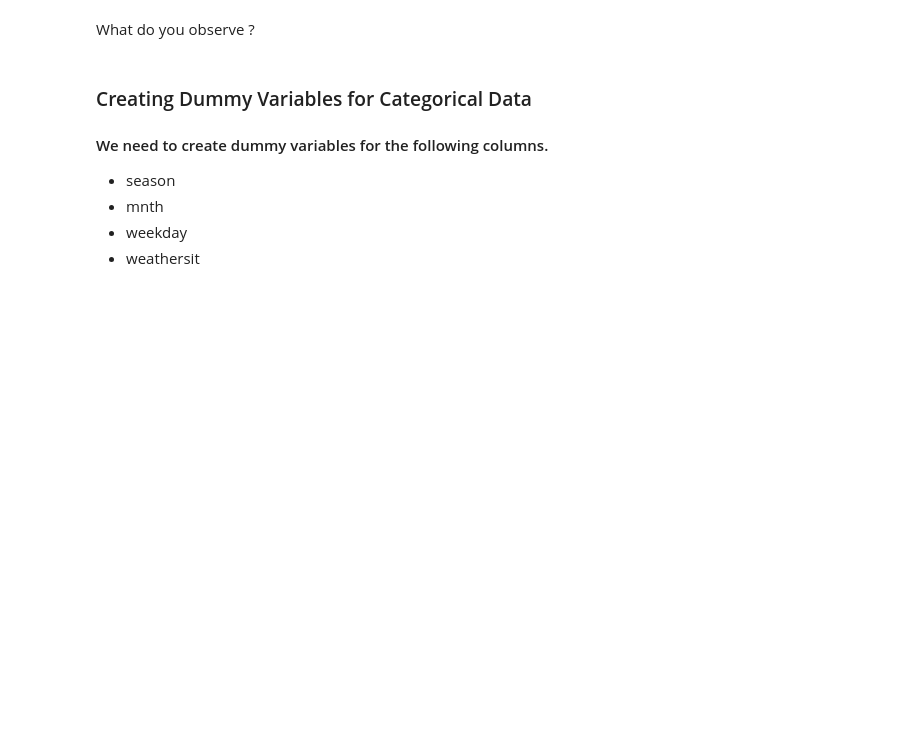
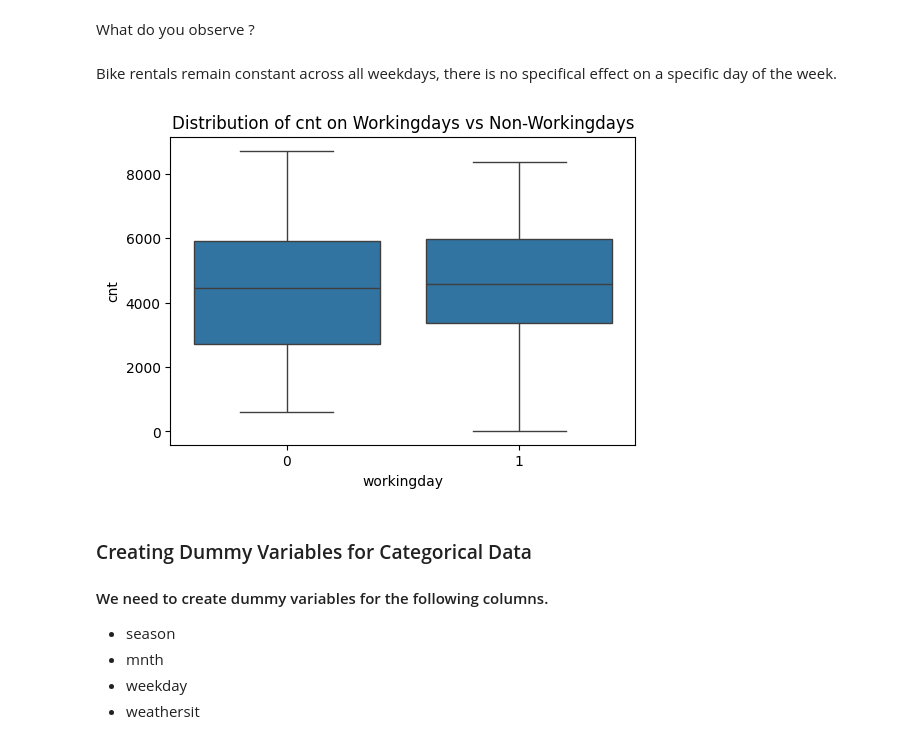
Before and after one commit to elisemyr/LAB3_MACHINE_LEARNING, a Jupyter notebook: lab3/Lab3_ML_AIDAMS_Student.ipynb, the cells around one changed output. Cells and saved outputs as stored; diff of their text form; code cells hidden in the pictures; blank space fills up the shorter version.

```diff
--- a/lab3/Lab3_ML_AIDAMS_Student.ipynb
+++ b/lab3/Lab3_ML_AIDAMS_Student.ipynb
@@ -310,3 +315,14 @@ What do you observe ?
+# %% [markdown]
+Bike rentals remain constant across all weekdays, there is no specifical effect on a specific day of the week.
+# %%
+# Checking business on Workingdays
+
+plt.figure(figsize=(6,4))
+sns.boxplot(x='workingday', y='cnt', data=df)
+plt.title('Distribution of cnt on Workingdays vs Non-Workingdays')
+plt.show()
+# %% [output]
+[figure, added]
 # %% [markdown]
 ### Creating Dummy Variables for Categorical Data
 #### We need to create dummy variables for the following columns.
```
Also changed, not shown: parts of 9 cells of this notebook.
